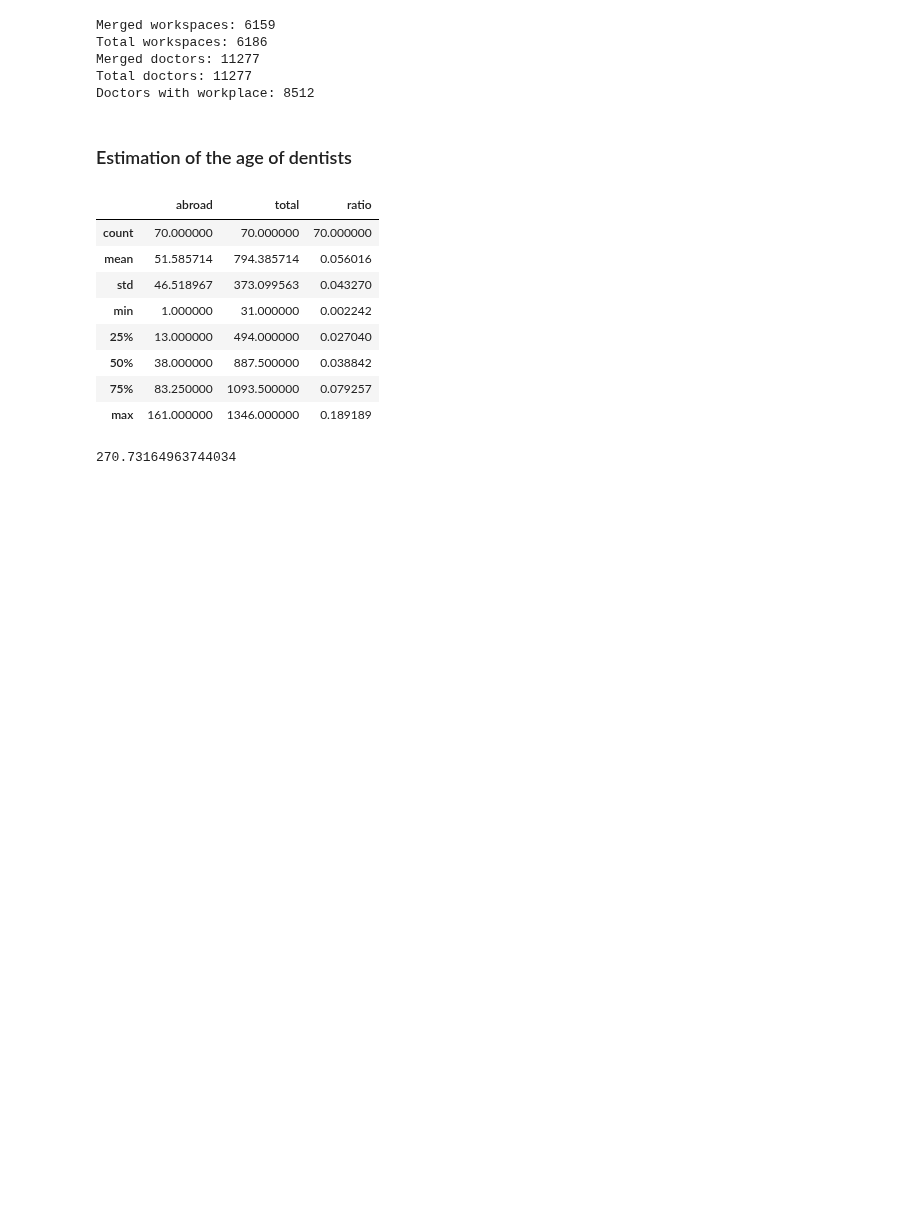
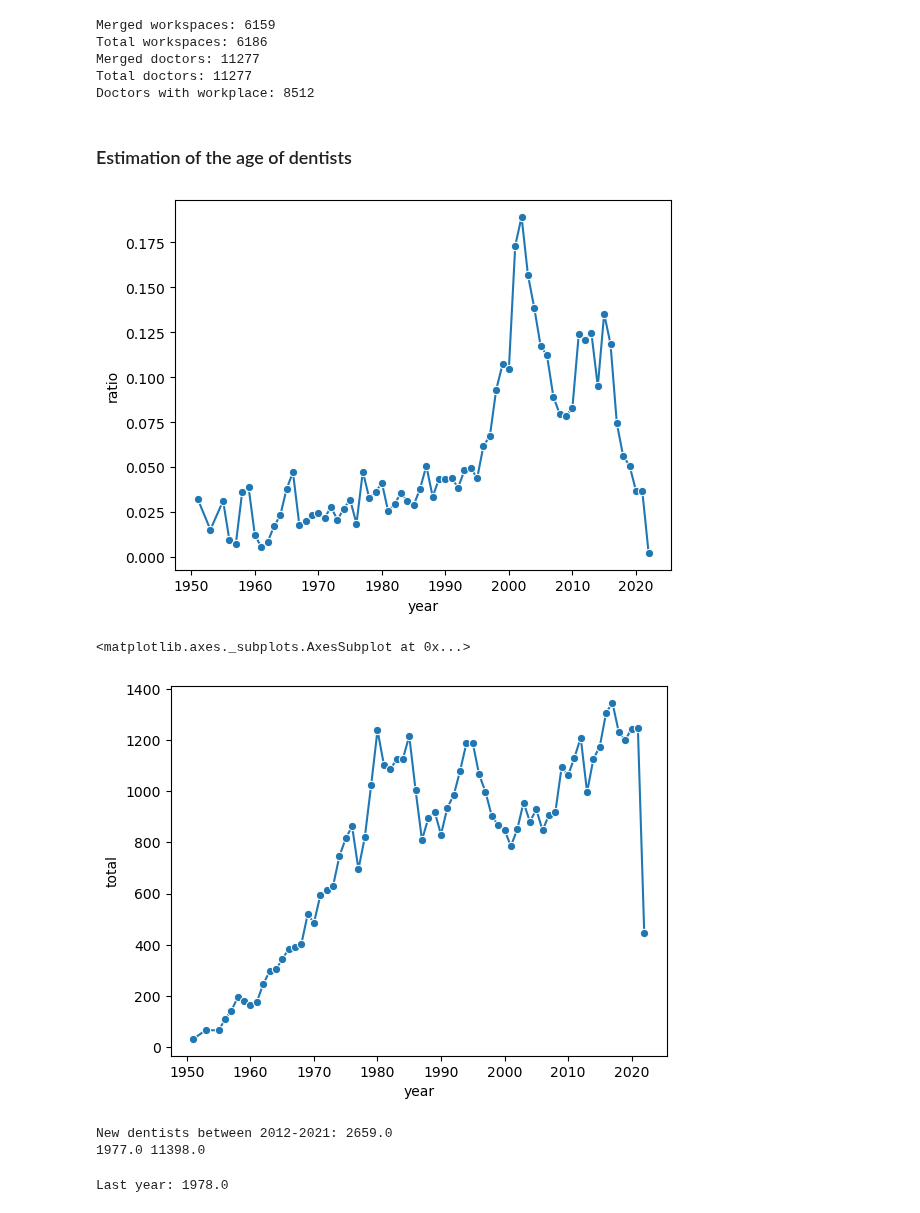
Before and after one commit to opendatalabcz/mapa-zdravi, a Jupyter notebook: src/scripts/csk_scraping.ipynb, the cells around one changed output. Drawn from its saved outputs; the diff is of its cells as text; code cells hidden in the pictures; blank space fills up the shorter version.

Commit message:
Dentists age estimate

```diff
--- a/src/scripts/csk_scraping.ipynb
+++ b/src/scripts/csk_scraping.ipynb
@@ -659,18 +659,19 @@ mean = grad_counts['count'].mean()
 # %%
 doctors = pd.read_csv(PATH_FINAL+'doctors.csv', index_col=0).drop_duplicates('_id')
 graduate_docs = doctors[['graduated_year', 'university']].groupby('graduated_year').count()
 graduate_docs_abroad = doctors[doctors.university == 'ABROAD'][['graduated_year', '_id']].groupby('graduated_year').count()
-tmp = pd.merge(graduate_docs_abroad,graduate_docs, left_index=True, right_index=True)
-tmp.columns = ['abroad', 'total']
-tmp['ratio'] = tmp['abroad'] / tmp['total']
-tmp.describe()
+abroads = pd.merge(graduate_docs_abroad,graduate_docs, left_index=True, right_index=True).reset_index()
+abroads.columns = ['year', 'abroad', 'total']
+abroads['ratio'] = abroads['abroad'] / abroads['total']
+
+d_abroads = pd.Series(abroads['ratio'].values,index=abroads['year']).to_dict()
+
+import matplotlib.pyplot as plt
+import seaborn as sns
+sns.lineplot(y=abroads.ratio, x=abroads.year, marker="o", linewidth = 1.5)
+plt.show()
+sns.lineplot(y=abroads.total, x=abroads.year, marker="o", linewidth = 1.5)
 # %% [output]
-|  | abroad | total | ratio |
-| count | 70.000000 | 70.000000 | 70.000000 |
-| mean | 51.585714 | 794.385714 | 0.056016 |
-| std | 46.518967 | 373.099563 | 0.043270 |
-| min | 1.000000 | 31.000000 | 0.002242 |
-| 25% | 13.000000 | 494.000000 | 0.027040 |
-| 50% | 38.000000 | 887.500000 | 0.038842 |
-| 75% | 83.250000 | 1093.500000 | 0.079257 |
-| max | 161.000000 | 1346.000000 | 0.189189 |
+[figure, added]
+<matplotlib.axes._subplots.AxesSubplot at 0x...>
+[figure, added]
@@ -679,10 +678,42 @@ tmp.describe()
-# %%
-
-# for years < 2012
-sum = 0
-while sum < n_dentists:
-    graduates = np.random.normal(loc=mean, scale=std)
-    local_dentsist = ds_ratio*graduates
-    new_dentists = local_dentsist * (1+abroad_perc)
-# %% [output]
-270.73164963744034
+# %%
+# years 2012-2021
+
+d_new_dentists = dict() # year : number of new dentists in CSK
+sum = 0
+
+for year in grad_counts.year.unique():
+    new_dentists = round((1+d_abroads[year])*ds_ratio*grad_counts.loc[grad_counts.year ==year, 'count'].values[0])
+    d_new_dentists[year] = new_dentists
+    sum += new_dentists
+
+print(f'New dentists between {int(grad_counts.year.min())}-{int(grad_counts.year.max())}: {sum}')
+
+
+# for years < 2012
+year = grad_counts.year.min()-1
+while sum < n_dentists:
+    graduates = np.random.normal(loc=mean, scale=std)
+
+    local_dentsist = ds_ratio*graduates
+    new_dentists = round(local_dentsist * (1+d_abroads[year]))
+    d_new_dentists[year] = new_dentists
+
+    sum += new_dentists
+    year -= 1
+
+print(year, sum)
+# %% [output]
+New dentists between 2012-2021: 2659.0
+1977.0 11398.0
+# %%
+years = np.array([]) # year of becoming a CSK member
+for year, nums in d_new_dentists.items():
+    if len(years) + nums <= n_dentists:
+        years = np.append(years,np.full(int(nums), year))
+    else:
+        print(f'Last year: {year}')
+        years = np.append(years,np.full(int(n_dentists-len(years)), year))
+
+assert n_dentists == len(years)
+# %% [output]
+Last year: 1978.0
```
Also changed, not shown: parts of 3 cells of this notebook.
